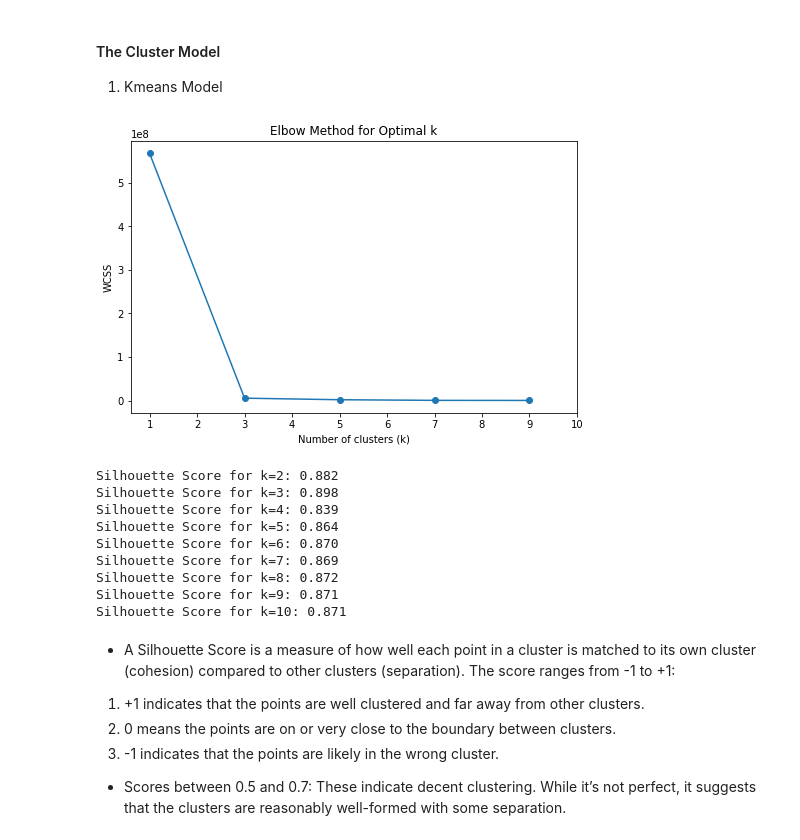
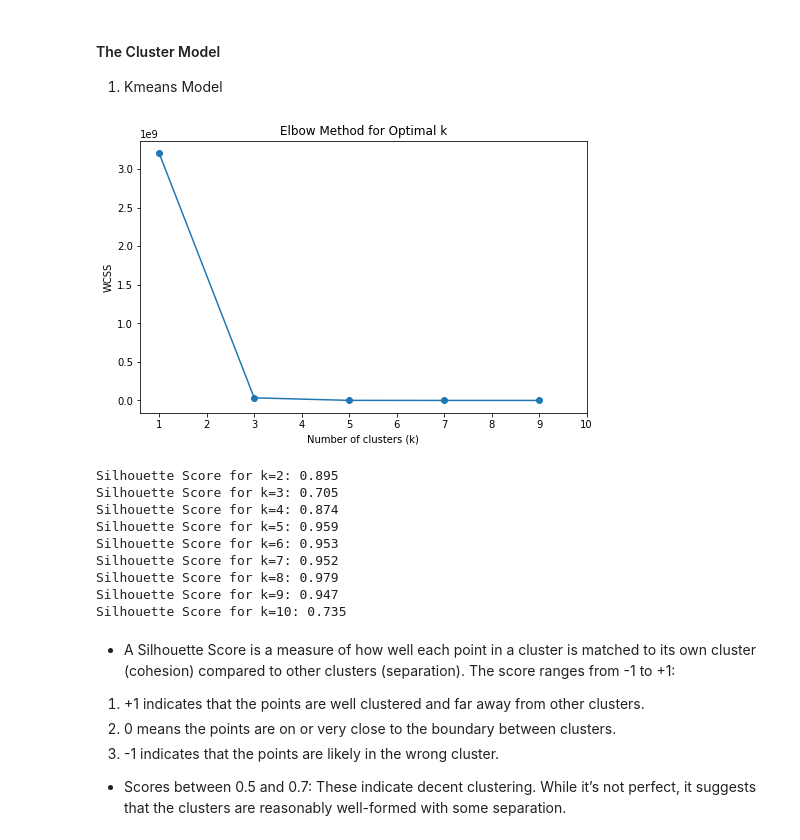
Before and after one commit to Damarispaul/Ev_Stations, a Jupyter notebook: EV Charging (3).ipynb, the cells around one changed output. Saved outputs shown, nothing was run; the diff lists cells and outputs as text; code cells hidden in the pictures.

```diff
--- a/EV Charging (3).ipynb
+++ b/EV Charging (3).ipynb
@@ -205,7 +208,8 @@ Kansas City       540
 Name: city, dtype: int64
 # %%
 df_elec = Ev_df_noduplicate.copy()
-df_elec = df_elec[(df_elec['state'] == 'CA') & (df_elec['city'] == 'Los Angeles')]
+df_elec = df_elec[(df_elec['state'] == 'CA') &
+                  (df_elec['city'] == 'Los Angeles')]
 df_elec.shape
 # %% [output]
 (1941, 80)
@@ -236,10 +240,11 @@ Index(['OBJECTID', 'access_code', 'access_days_time', 'access_detail_code',
       dtype='object')
 # %%
 relevant_columns = [
-    'station_name', 'latitude', 'longitude', 'city', 'state',"restricted_access","ev_renewable_source",
-    'street_address', 'status_code', 'access_code',"cards_accepted","ev_workplace_charging",
-    'ev_connector_types', 'ev_dc_fast_num', 'ev_level1_evse_num', "intersection_directions","owner_type_code",
-    'ev_level2_evse_num', 'ev_network', 'ev_pricing',"access_days_time","maximum_vehicle_class","facility_type"
+    'station_name', 'latitude', 'longitude', 'city', 'state',"restricted_access",
+    "ev_renewable_source",'street_address', 'status_code', 'access_code',"cards_accepted",
+    "ev_workplace_charging",'ev_connector_types', 'ev_dc_fast_num', 'ev_level1_evse_num',
+    "intersection_directions","owner_type_code",'ev_level2_evse_num', 'ev_network',
+    'ev_pricing',"access_days_time","maximum_vehicle_class","facility_type"
 ]
 
 Ev_df = df_elec[relevant_columns]
@@ -1012,4 +1158,4 @@ Also the ev_workplace_charging from the numerical section display imbalance betw
 # %%
-Ev_df3 = balance_column(Ev_df3, 'access_code_cleaned')
-Ev_df3
+# Ev_df3 = balance_column(Ev_df3, 'access_code_cleaned')
+Ev_df3 = transformed_df.copy()
 # %% [output]
@@ -1253,42 +1378,42 @@ Ev_df2_scaled
 # %%
 from sklearn.cluster import KMeans
 import matplotlib.pyplot as plt
 
 # Elbow Method
 wcss = []
 for i in range(1, 11, 2):  # Check all values from k=1 to k=10
     kmeans = KMeans(n_clusters=i, random_state=42)
-    kmeans.fit(Ev_df2_scaled)
+    kmeans.fit(Ev_df2_scaled, sample_weight=sample_weights)
     wcss.append(kmeans.inertia_)
 
 # Plot WCSS
 plt.figure(figsize=(8, 5))
 plt.plot(range(1, 11, 2), wcss, marker='o')
 plt.title('Elbow Method for Optimal k')
 plt.xlabel('Number of clusters (k)')
 plt.ylabel('WCSS')
 plt.xticks(range(1, 11))  # Ensure all k values are labeled
 plt.show()
 # %% [output]
-[figure, old version]
+[figure, new version]
 # %%
 from sklearn.metrics import silhouette_score
 
 for k in range(2, 11):  # Silhouette score is only meaningful for k >= 2
     kmeans = KMeans(n_clusters=k, random_state=42)
-    labels = kmeans.fit_predict(Ev_df2_scaled)
+    labels = kmeans.fit_predict(Ev_df2_scaled, sample_weight=sample_weights)
     silhouette = silhouette_score(Ev_df2_scaled, labels)
     print(f"Silhouette Score for k={k}: {silhouette:.3f}")
 # %% [output]
-Silhouette Score for k=2: 0.882
-Silhouette Score for k=3: 0.898
-Silhouette Score for k=4: 0.839
-Silhouette Score for k=5: 0.864
-Silhouette Score for k=6: 0.870
-Silhouette Score for k=7: 0.869
-Silhouette Score for k=8: 0.872
-Silhouette Score for k=9: 0.871
-Silhouette Score for k=10: 0.871
+Silhouette Score for k=2: 0.895
+Silhouette Score for k=3: 0.705
+Silhouette Score for k=4: 0.874
+Silhouette Score for k=5: 0.959
+Silhouette Score for k=6: 0.953
+Silhouette Score for k=7: 0.952
+Silhouette Score for k=8: 0.979
+Silhouette Score for k=9: 0.947
+Silhouette Score for k=10: 0.735
 # %% [markdown]
 * A Silhouette Score is a measure of how well each point in a cluster is matched to its own cluster (cohesion) compared to other clusters (separation). The score ranges from -1 to +1:
 
```
Also changed, not shown: parts of 15 cells of this notebook.
